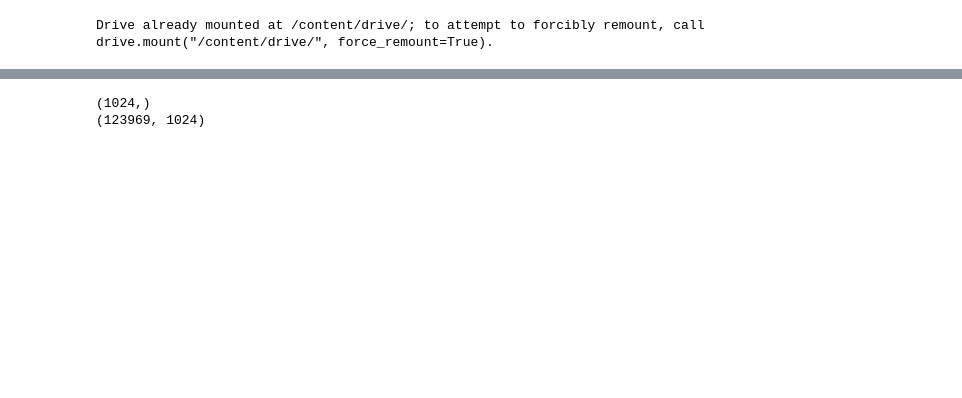
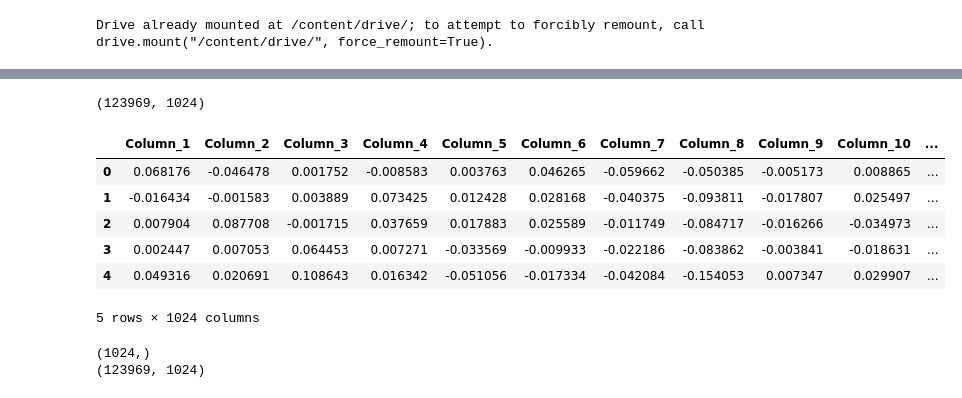
Before and after one commit to marcouderzo/BioData-PdxK-ThiD-FamilyModel, a Jupyter notebook: biodata_pfp.ipynb, the cells around one changed output, grey strips where cells are left out. Cells and saved outputs as stored; diff of their text form; code cells hidden in the pictures; blank space fills up the shorter version.

Commit message:
loading data correctly

```diff
--- a/biodata_pfp.ipynb
+++ b/biodata_pfp.ipynb
@@ -22,2 +50,35 @@ data_dir = 'data/train/'
+# %%
+# Load train_embeddings.h5 containing the prott5 embeddings
+
+train_embeddings = []
+protein_ids = []
+
+with h5py.File(data_dir+'train_embeddings.h5', 'r') as f:
+    for protein_id in f.keys():  # protein ids
+        embeddings = f[protein_id][:]
+        train_embeddings.append(embeddings)
+        protein_ids.append(protein_id)
+
+# Convert the list of embeddings to a numpy array
+prott5_embeddings = np.array(train_embeddings)
+
+# Create a DataFrame from the embeddings array
+column_num = prott5_embeddings.shape[1]
+train_df = pd.DataFrame(prott5_embeddings, columns=["Column_" + str(i) for i in range(1, column_num + 1)])
+
+# Set protein_ids as the index of the DataFrame
+#train_df.index = protein_ids
+
+print(train_df.shape)
+train_df.head()
+# %% [output]
+(123969, 1024)
+|  | Column_1 | Column_2 | Column_3 | Column_4 | Column_5 | Column_6 | Column_7 | Column_8 | Column_9 | Column_10 | ... |
+| 0 | 0.068176 | -0.046478 | 0.001752 | -0.008583 | 0.003763 | 0.046265 | -0.059662 | -0.050385 | -0.005173 | 0.008865 | ... |
+| 1 | -0.016434 | -0.001583 | 0.003889 | 0.073425 | 0.012428 | 0.028168 | -0.040375 | -0.093811 | -0.017807 | 0.025497 | ... |
+| 2 | 0.007904 | 0.087708 | -0.001715 | 0.037659 | 0.017883 | 0.025589 | -0.011749 | -0.084717 | -0.016266 | -0.034973 | ... |
+| 3 | 0.002447 | 0.007053 | 0.064453 | 0.007271 | -0.033569 | -0.009933 | -0.022186 | -0.083862 | -0.003841 | -0.018631 | ... |
+| 4 | 0.049316 | 0.020691 | 0.108643 | 0.016342 | -0.051056 | -0.017334 | -0.042084 | -0.154053 | 0.007347 | 0.029907 | ... |
+5 rows × 1024 columns
 # %%
 # Load the dataset
```
Also changed, not shown: parts of 9 cells of this notebook.
